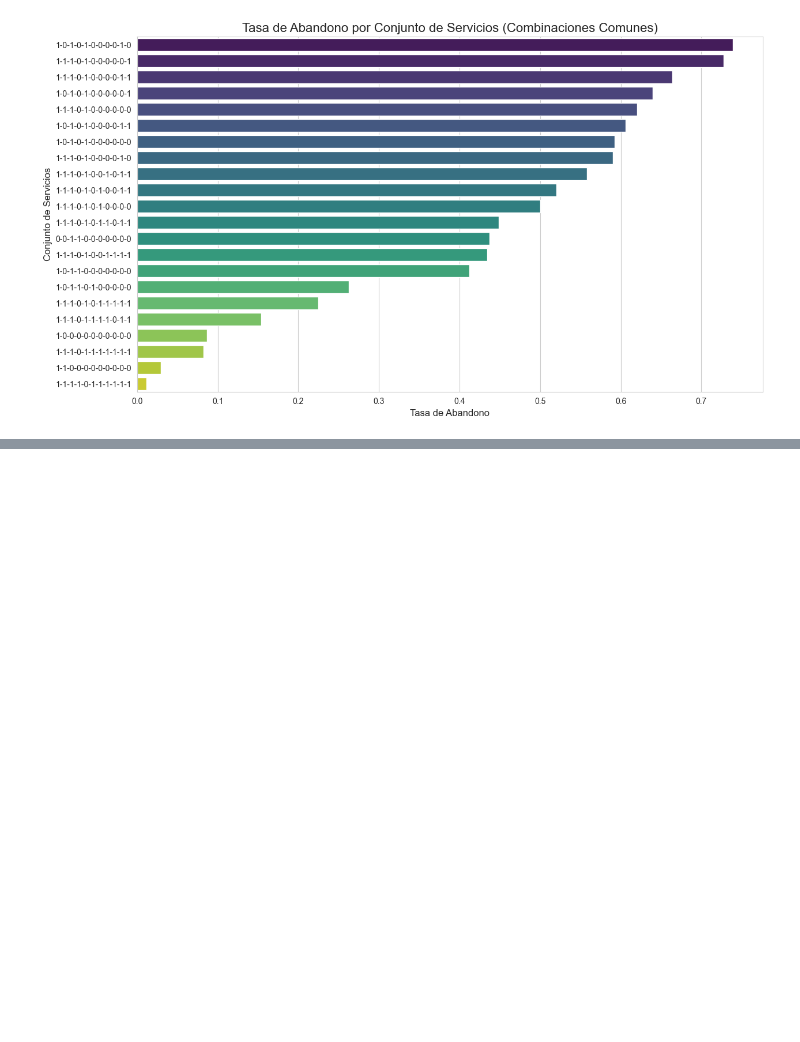
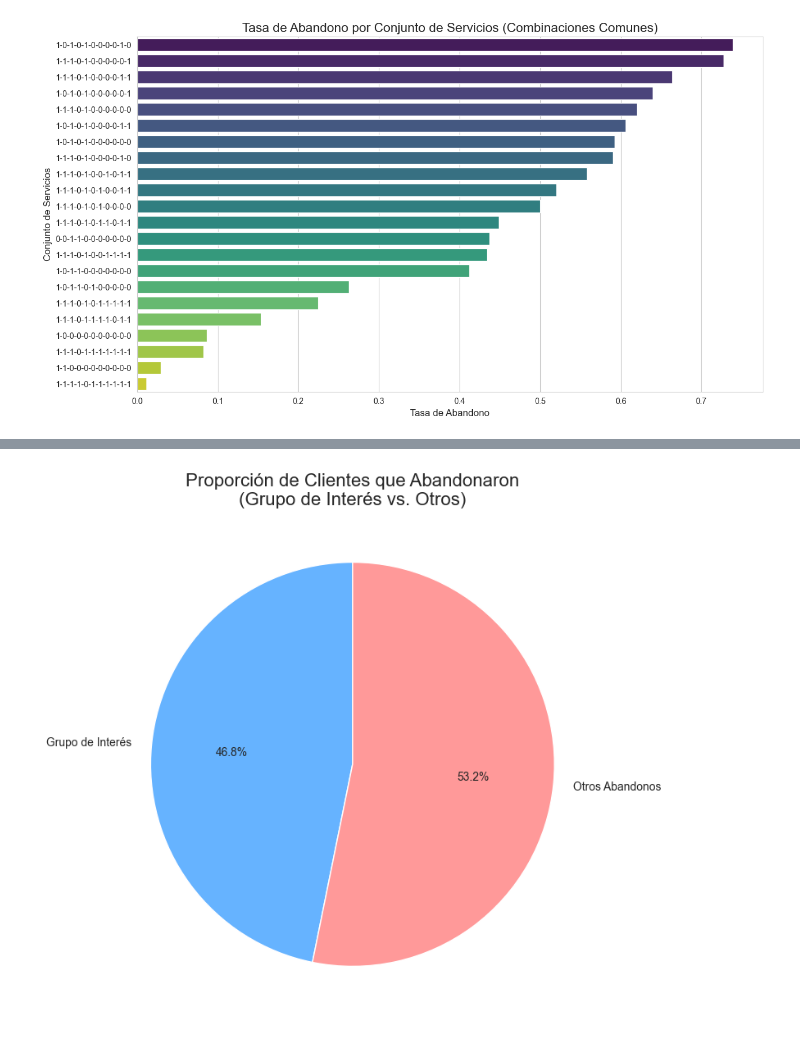
Before and after one commit to adromass/Challenge_Telecom_X, a Jupyter notebook: Challenge_Telecom_X.ipynb, the cells around one changed output, grey strips where cells are left out. Saved outputs shown, nothing was run; the diff lists cells and outputs as text; code cells hidden in the pictures; blank space fills up the shorter version.

```diff
--- a/Challenge_Telecom_X.ipynb
+++ b/Challenge_Telecom_X.ipynb
@@ -682,0 +728,42 @@ plt.show()
+# %%
+# Asumiendo que 'datos_normalizado' ya está cargado y preprocesado.
+
+# 1. Filtramos los datos para obtener solo a los clientes que abandonaron
+clientes_abandono = datos_normalizado[datos_normalizado['abandono'] == 1]
+
+# 2. Creamos la condición para identificar a tu grupo de interés
+condicion_grupo_interes = (
+    (clientes_abandono['servicio_telefono'] == 1) &
+    (clientes_abandono['tiene_fibra_optica'] == 1) &
+    (
+        (clientes_abandono['streaming_tv'] == 1) |
+        (clientes_abandono['streaming_peliculas'] == 1)
+    )
+)
+
+# 3. Contamos los clientes en cada categoría
+# Grupo de interés: clientes que abandonaron y cumplen la condición
+grupo_interes = clientes_abandono[condicion_grupo_interes].shape[0]
+
+# El resto: total de abandonos menos el grupo de interés
+otros_abandonos = clientes_abandono.shape[0] - grupo_interes
+
+# 4. Preparamos los datos para el gráfico de tarta
+proporciones = pd.Series(
+    [grupo_interes, otros_abandonos],
+    index=['Grupo de Interés', 'Otros Abandonos']
+)
+
+# 5. Generamos el gráfico de tarta de dos partes
+plt.figure(figsize=(8, 8))
+plt.pie(
+    proporciones,
+    labels=proporciones.index,
+    autopct='%1.1f%%',
+    startangle=90,
+    colors=['#66b3ff', '#ff9999']
+)
+plt.title('Proporción de Clientes que Abandonaron\n(Grupo de Interés vs. Otros)', fontsize=16)
+plt.show()
+# %% [output]
+[figure, added]
```
Also changed, not shown: parts of 7 cells of this notebook.
